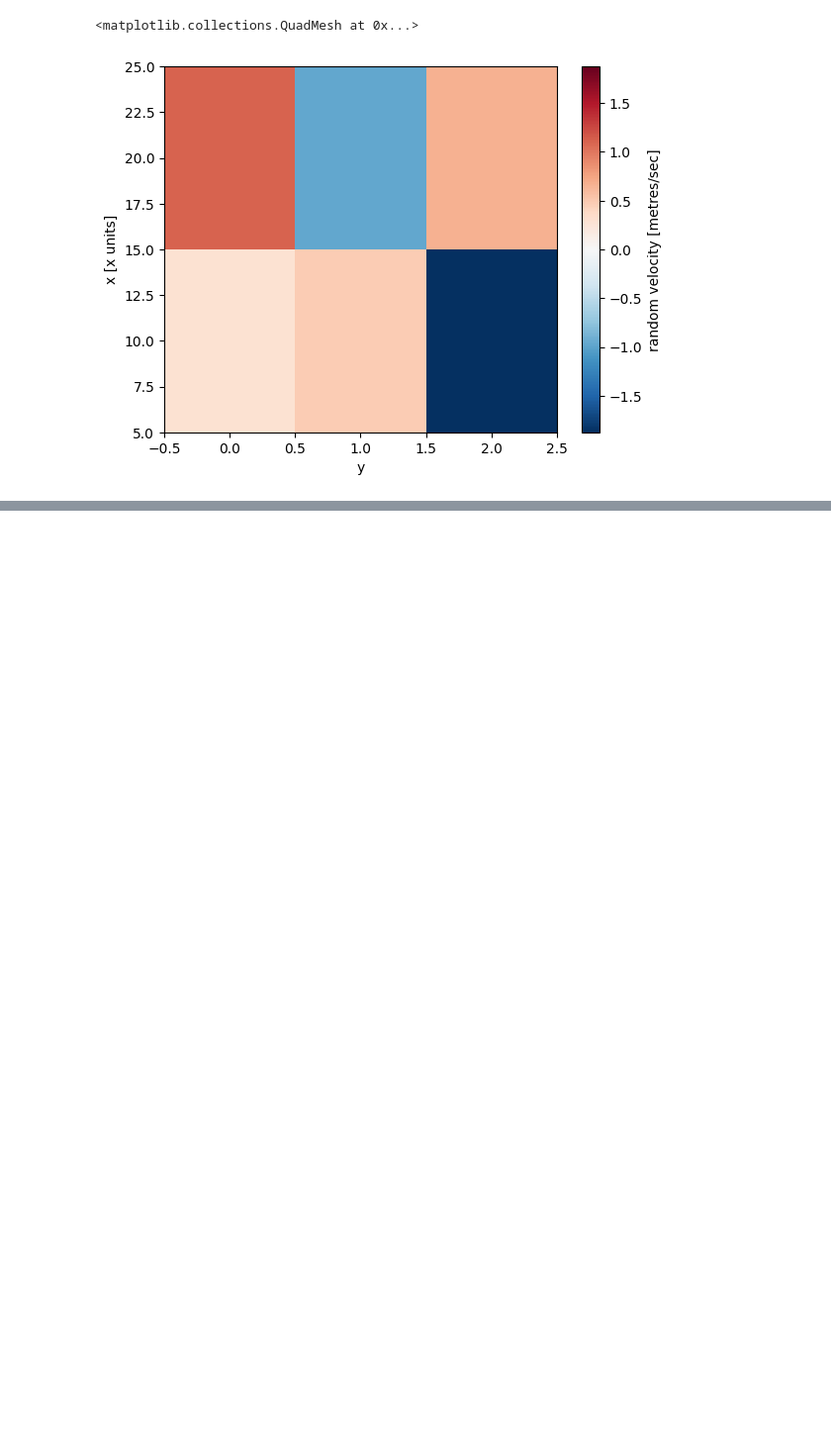
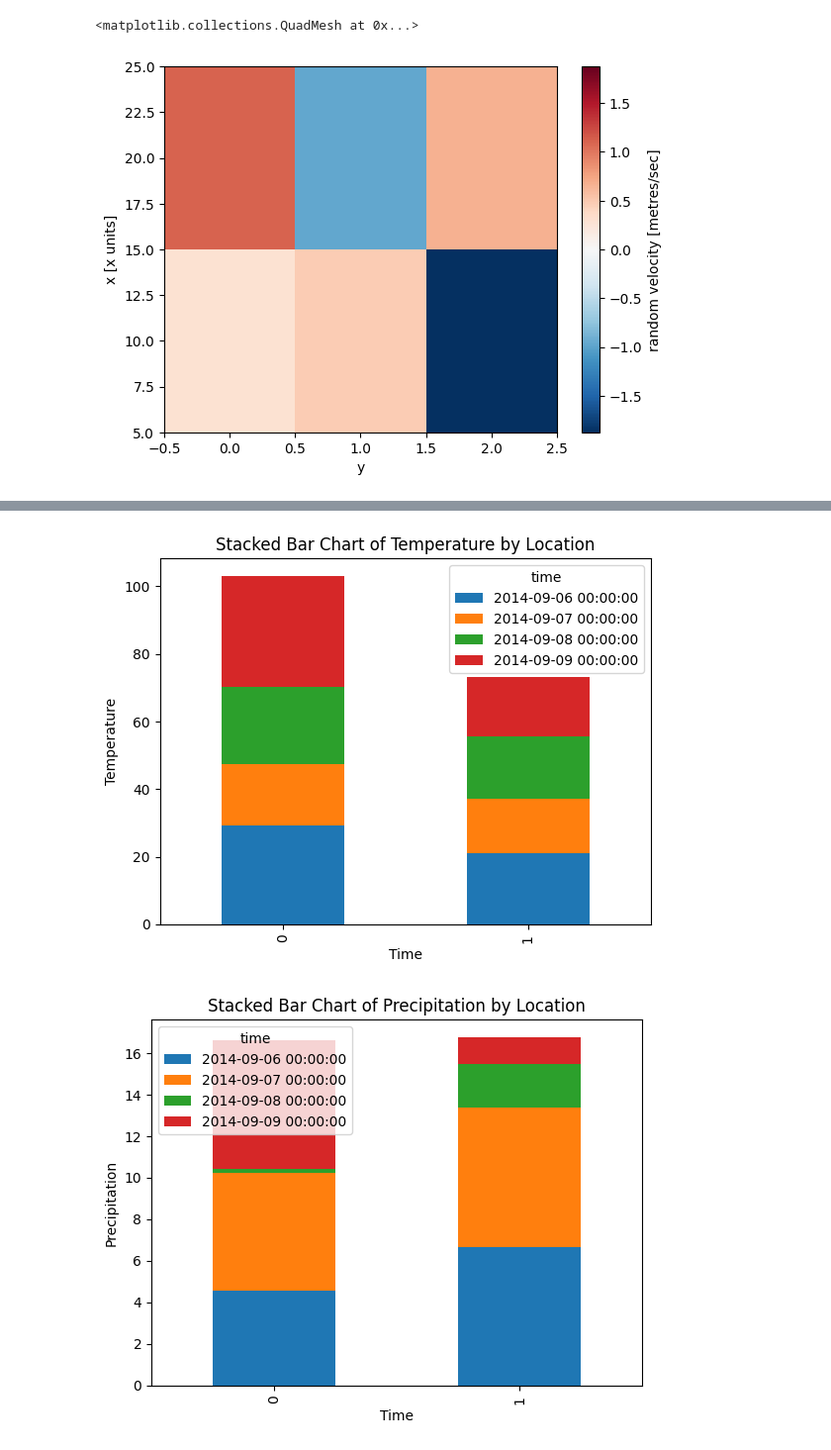
Before and after one commit to fmuranda/Climate_Science., a Jupyter notebook: xarray.ipynb, the cells around one changed output, grey strips where cells are left out. Shown at 99% size. Saved outputs shown, nothing was run; the diff lists cells and outputs as text; code cells hidden in the pictures; blank space fills up the shorter version.

```diff
--- a/xarray.ipynb
+++ b/xarray.ipynb
@@ -115,0 +387,26 @@ data.plot()
+# %%
+np.random.seed(0)
+temperature = 15 + 8 * np.random.randn(2, 3, 4)
+precipitation = 10 * np.random.rand(2, 3, 4)
+lon = [-99.83, -99.32]
+lat = [42.25, 42.21]
+instruments = ["manufac1", "manufac2", "manufac3"]
+time = pd.date_range("2014-09-06", periods=4)
+reference_time = pd.Timestamp("2014-09-05")
+
+# for real use cases, its good practice to supply array attributes such as
+# units, but we won't bother here for the sake of brevity
+ds = xr.Dataset(
+    {
+        "temperature": (["loc", "instrument", "time"], temperature),
+        "precipitation": (["loc", "instrument", "time"], precipitation),
+    },
+    coords={
+        "lon": (["loc"], lon),
+        "lat": (["loc"], lat),
+        "instrument": instruments,
+        "time": time,
+        "reference_time": reference_time,
+    },
+)
+ds
@@ -115,0 +430,19 @@ data.plot()
+# %%
+# Stacked Bar Chart
+for var_name in ["temperature", "precipitation"]:
+    # Create a new figure and axes for each variable
+    fig, ax = plt.subplots()
+
+    # Select the first instrument and then convert the DataArray to a pandas DataFrame and plot
+    ds[var_name].isel(instrument=0).to_pandas().plot.bar(ax=ax, stacked=True)
+
+    # Set titles and labels
+    ax.set_title(f"Stacked Bar Chart of {var_name.capitalize()} by Location")
+    ax.set_xlabel("Time")
+    ax.set_ylabel(var_name.capitalize())
+
+    # Display the plot
+    plt.show()
+# %% [output]
+[figure, added]
+[figure, added]
```
Also changed, not shown: parts of 61 cells of this notebook.
